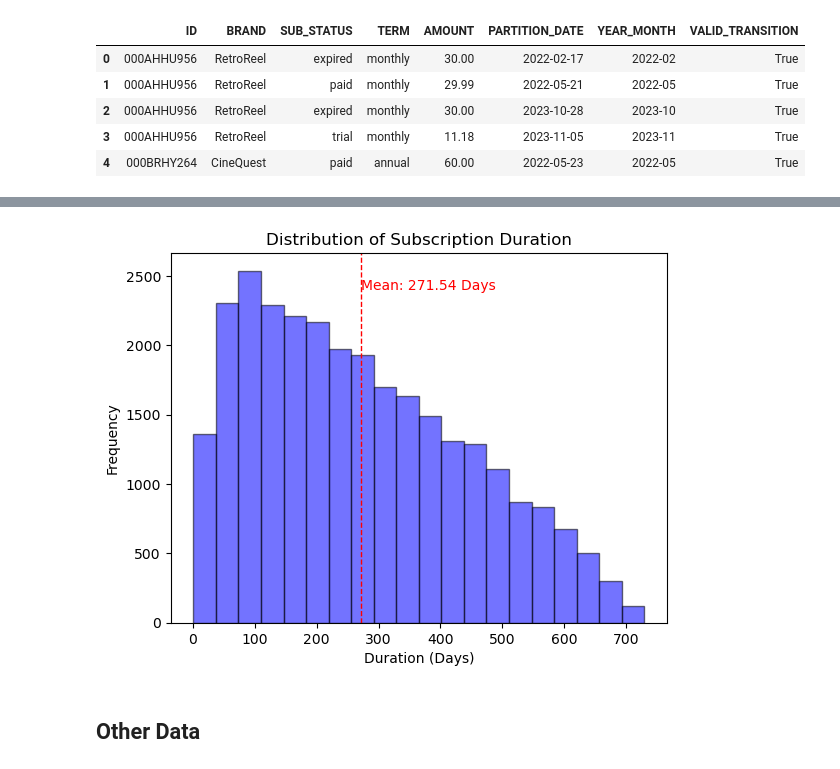
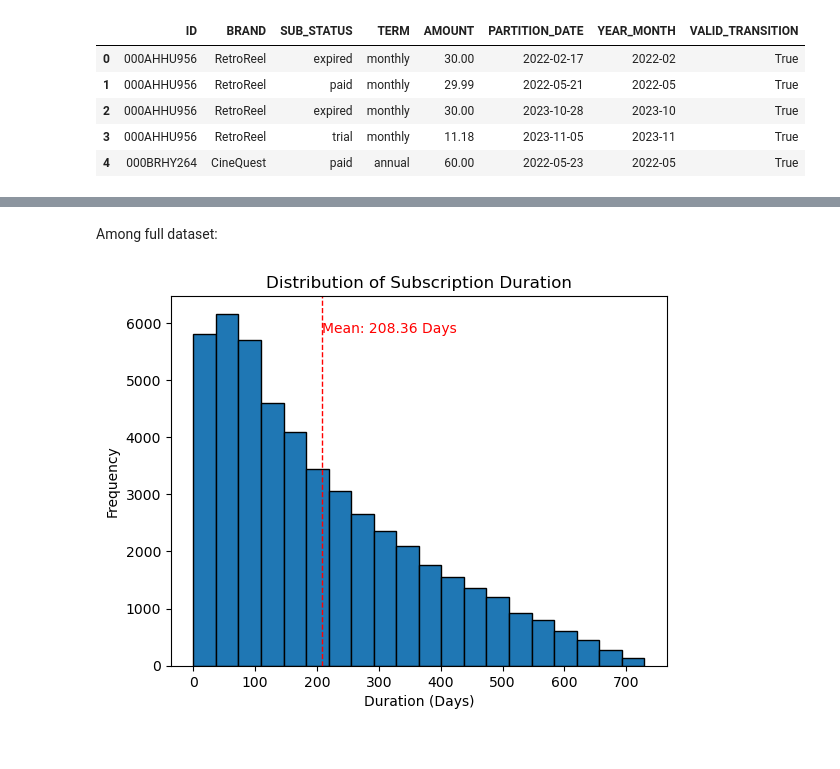
Before and after one commit to RussellXia/NYU_Capstone_Project, a Jupyter notebook: sub_preprocessing.ipynb, the cells around one changed output, grey strips where cells are left out. Saved outputs shown, nothing was run; the diff lists cells and outputs as text; code cells hidden in the pictures.

Commit message:
modify logics & add brand duration distr

```diff
--- a/sub_preprocessing.ipynb
+++ b/sub_preprocessing.ipynb
@@ -177,7 +186,7 @@ while curr < len(test2):
         prev_status, curr_status = test2.iloc[prev]['SUB_STATUS'], test2.iloc[curr]['SUB_STATUS']
         prev_term, curr_term = test2.iloc[prev]['TERM'], test2.iloc[curr]['TERM']
 
-        if curr_status != allowed_transitions[prev_status][0] and prev_status != 'expired':
+        if curr_status not in allowed_transitions[prev_status]:
             test2.at[curr, 'VALID_TRANSITION'] = False
             curr += 1
             continue
@@ -187,8 +196,10 @@ while curr < len(test2):
             curr += 1
             continue
 
-        if curr_term == prev_term and curr_status == prev_status and prev_status == 'expired':
-            test2.at[prev, 'VALID_TRANSITION'] = False
+        if curr_term == prev_term and curr_status == prev_status:
+            test2.at[curr, 'VALID_TRANSITION'] = False
+            curr += 1
+            continue
 
         prev = curr
         curr += 1
@@ -243,7 +254,7 @@ while curr < len(sub):
         prev_status, curr_status = sub.iloc[prev]['SUB_STATUS'], sub.iloc[curr]['SUB_STATUS']
         prev_term, curr_term = sub.iloc[prev]['TERM'], sub.iloc[curr]['TERM']
 
-        if curr_status != allowed_transitions[prev_status][0] and prev_status != 'expired':
+        if curr_status not in allowed_transitions[prev_status]:
             sub.at[curr, 'VALID_TRANSITION'] = False
             curr += 1
             continue
@@ -253,8 +264,10 @@ while curr < len(sub):
             curr += 1
             continue
 
-        if curr_term == prev_term and prev_status == 'expired' and curr_status == 'expired':
-            sub.at[prev, 'VALID_TRANSITION'] = False
+        if curr_term == prev_term and curr_status == prev_status:
+            sub.at[curr, 'VALID_TRANSITION'] = False
+            curr += 1
+            continue
 
         prev = curr
         curr += 1
@@ -319,24 +337,22 @@ grouped = sub_filtered.groupby(['ID', 'BRAND'])
 for (id_brand, group) in grouped:
     group = group.reset_index(drop=True)
 
-    start_date = None
-    end_date = None
+    start_date = pd.to_datetime('2022-01-01')
+    end_date = pd.to_datetime('2023-12-31')
     sub_detail = ''
 
     for i, row in group.iterrows():
         sub_status = row['SUB_STATUS']
         partition_date = row['PARTITION_DATE']
 
-        if sub_status in ['trial', 'discounted', 'paid'] and start_date is None:
+        if sub_status in ['trial', 'discounted', 'paid'] and start_date == pd.to_datetime('2022-01-01'):
             start_date = partition_date
             sub_detail += row['SUB_STATUS'] + ' ' + row['TERM']
 
         if sub_status == 'expired':
-            if start_date is not None:
-                end_date = partition_date
-                duration = (end_date - start_date).days
-            else:
-                duration = 0
+            end_date = partition_date
+            duration = (end_date - start_date).days
+            sub_detail += row['SUB_STATUS'] + ' ' + row['TERM']
 
             sub_duration_data.append({
                 'ID': id_brand[0],
@@ -346,7 +362,7 @@ for (id_brand, group) in grouped:
                 'END_DATE': end_date,
                 'SUB_DURATION_DAYS': duration
             })
-            start_date = None
+            start_date = pd.to_datetime('2022-01-01')
 
 sub_duration = pd.DataFrame(sub_duration_data)
 sub_duration.head()
@@ -360,5 +386,4 @@ sub_duration.head()
 # %%
-sub_duration.dropna(how='any', inplace=True)
 sub_duration.describe(include='all')
 # %% [output]
 |  | ID | BRAND | SUB_DETAIL | START_DATE | END_DATE | SUB_DURATION_DAYS |
@@ -376,13 +401,13 @@ sub_duration.describe(include='all')
+# %% [markdown]
+Among full dataset:
 # %%
 avg_duration = np.mean(sub_duration['SUB_DURATION_DAYS'])
-plt.hist(sub_duration['SUB_DURATION_DAYS'], bins=20, color='blue', alpha=0.55, edgecolor='black')
+plt.hist(sub_duration['SUB_DURATION_DAYS'], bins=20, edgecolor='black')
 plt.axvline(avg_duration, color='r', linestyle='dashed', linewidth=1)
 plt.text(avg_duration, plt.ylim()[1] * 0.9, f'Mean: {avg_duration:.2f} Days', color='r')
 plt.title('Distribution of Subscription Duration')
 plt.xlabel('Duration (Days)')
 plt.ylabel('Frequency')
 plt.show()
 # %% [output]
-[figure, old version]
+[figure, new version]
-# %% [markdown]
-## Other Data
```
Also changed, not shown: parts of 26 cells of this notebook.
